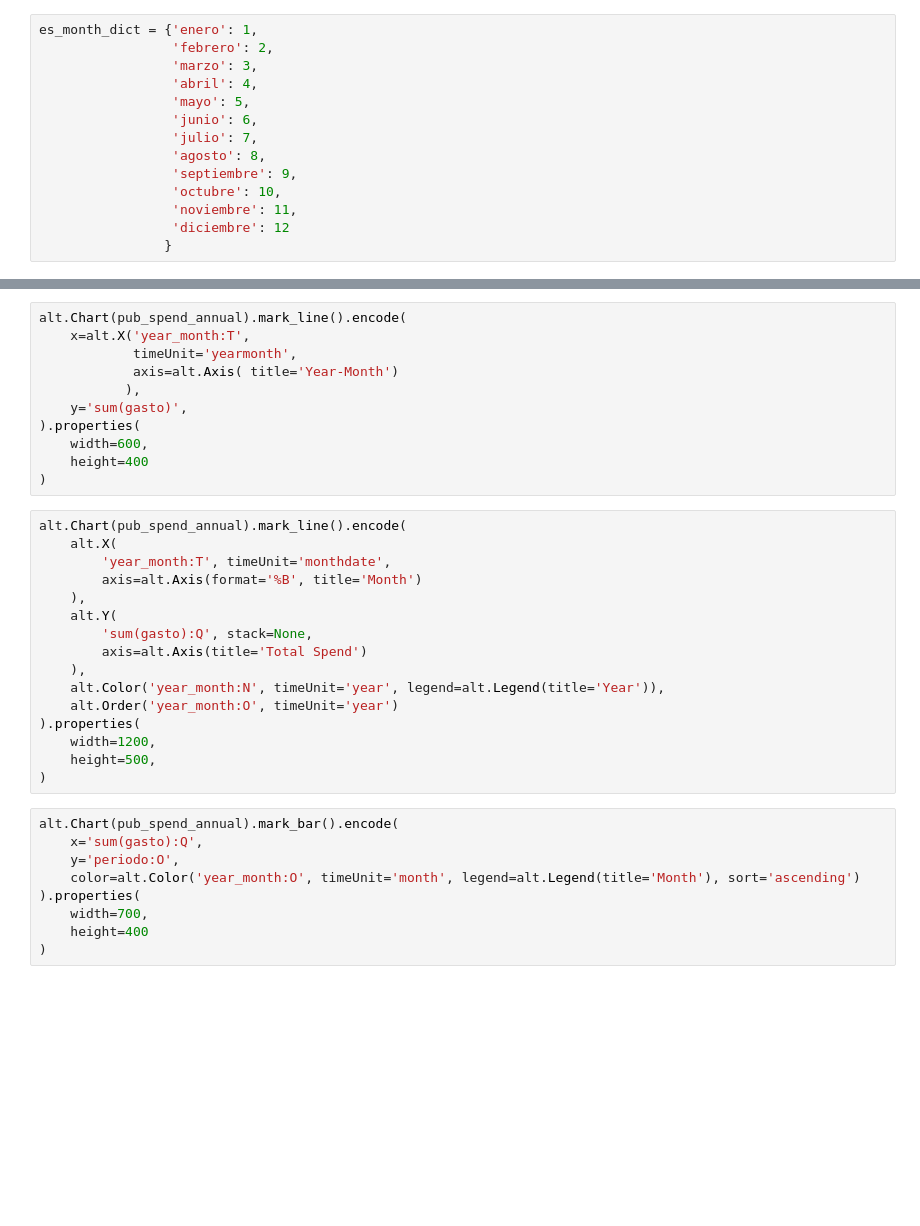
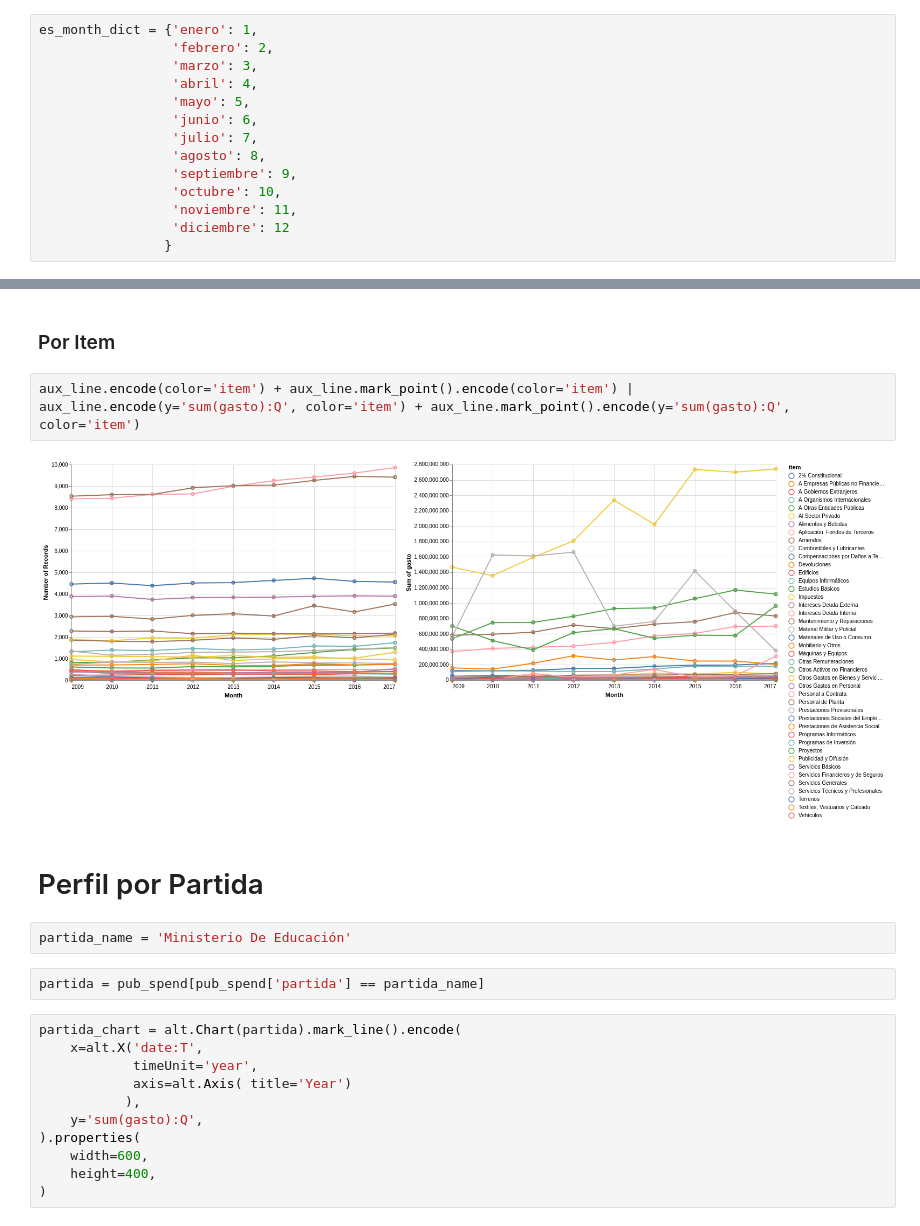
Before and after one commit to aoguedao/Dathaton-Gasto-Fiscal-Viz, a Jupyter notebook: GastoNetoMensualizado.ipynb, the cells around one changed output, grey strips where cells are left out. Drawn from its saved outputs; the diff is of its cells as text; blank space fills up the shorter version.

```diff
--- a/GastoNetoMensualizado.ipynb
+++ b/GastoNetoMensualizado.ipynb
@@ -193,36 +207,23 @@ pub_spend_annual['year_month'] = pd.to_datetime(pub_spend_annual[['periodo', 'nm
+# %% [markdown]
+### Por Item
+# %%
+aux_line.encode(color='item') + aux_line.mark_point().encode(color='item') | aux_line.encode(y='sum(gasto):Q', color='item') + aux_line.mark_point().encode(y='sum(gasto):Q', color='item')
+# %% [output]
+[figure, added]
+# %% [markdown]
+# Perfil por Partida
+# %%
+partida_name = 'Ministerio De Educación'
+# %%
+partida = pub_spend[pub_spend['partida'] == partida_name]
 # %%
-alt.Chart(pub_spend_annual).mark_line().encode(
-    x=alt.X('year_month:T',
-            timeUnit='yearmonth',
-            axis=alt.Axis( title='Year-Month')
+partida_chart = alt.Chart(partida).mark_line().encode(
+    x=alt.X('date:T',
+            timeUnit='year',
+            axis=alt.Axis( title='Year')
            ),
-    y='sum(gasto)',
+    y='sum(gasto):Q',
 ).properties(
     width=600,
-    height=400
+    height=400,
 )
-# %%
-alt.Chart(pub_spend_annual).mark_line().encode(
-    alt.X(
-        'year_month:T', timeUnit='monthdate',
-        axis=alt.Axis(format='%B', title='Month')
-    ),
-    alt.Y(
-        'sum(gasto):Q', stack=None,
-        axis=alt.Axis(title='Total Spend')
-    ),
-    alt.Color('year_month:N', timeUnit='year', legend=alt.Legend(title='Year')),
-    alt.Order('year_month:O', timeUnit='year')
-).properties(
-    width=1200,
-    height=500,
-)
-# %%
-alt.Chart(pub_spend_annual).mark_bar().encode(
-    x='sum(gasto):Q',
-    y='periodo:O',
-    color=alt.Color('year_month:O', timeUnit='month', legend=alt.Legend(title='Month'), sort='ascending')
-).properties(
-    width=700,
-    height=400
-)
```
Also changed, not shown: parts of 40 cells of this notebook, 1 other file.
